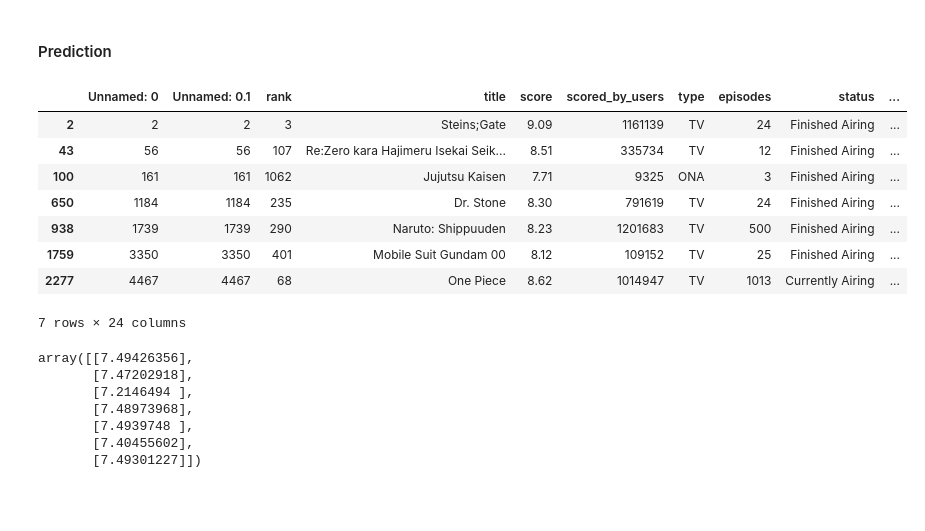
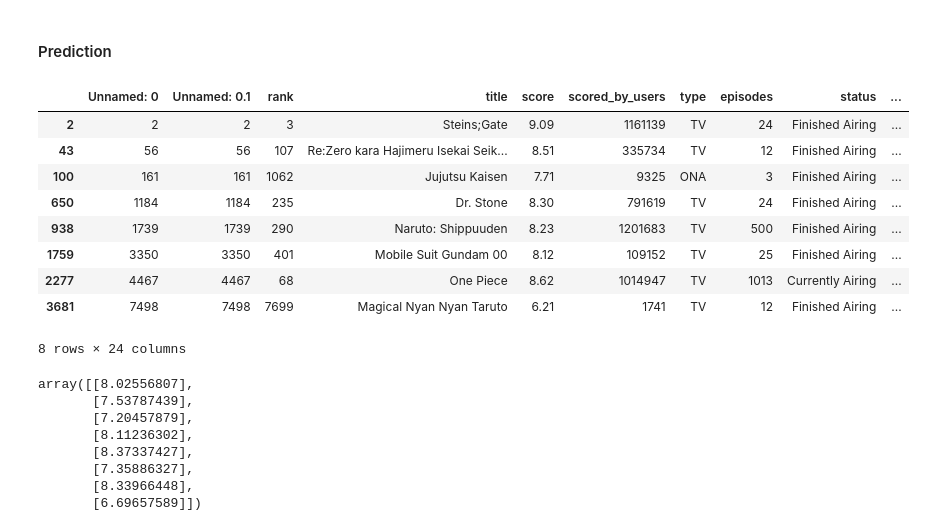
Before and after one commit to SohWeeKiat/DSAI_SC1015_Assignment, a Jupyter notebook: MachineLearning/linear_regression.ipynb, the cells around one changed output. Saved outputs shown, nothing was run; the diff lists cells and outputs as text; code cells hidden in the pictures; blank space fills up the shorter version.

Commit message:
Added linreg with some categorical data

```diff
--- a/MachineLearning/linear_regression.ipynb
+++ b/MachineLearning/linear_regression.ipynb
@@ -22,4 +25,6 @@ anime_data = pd.read_csv('../anime_cleaned.csv')
 anime_data['episodes'].replace('', np.nan, inplace=True)
 anime_data.dropna(subset=['episodes'], inplace=True)
 anime_data['episodes'] = anime_data['episodes'].astype('int64')
+anime_data['main genre'].replace('Supernatural', np.nan, inplace=True)
+anime_data.dropna(subset=['main genre'], inplace=True)
 linreg = LinearRegression()
@@ -88,34 +146,36 @@ KeyError: "['scored_by_user'] not in index"
 # %%
 # Extract Pokemons for Prediction
 anime_pred = anime_data[anime_data["title"].isin(["Steins;Gate", "Dr. Stone", "One Piece", "Mobile Suit Gundam 00",
-                                                 "Naruto: Shippuuden", "Jujutsu Kaisen", "Re:Zero kara Hajimeru Isekai Seikatsu 2nd Season Part 2"])]
+                                                 "Naruto: Shippuuden", "Jujutsu Kaisen", "Re:Zero kara Hajimeru Isekai Seikatsu 2nd Season Part 2", "Magical Nyan Nyan Taruto"])]
 anime_pred
 # %% [output]
 |  | Unnamed: 0 | Unnamed: 0.1 | rank | title | score | scored_by_users | type | episodes | status | ... |
 | 2 | 2 | 2 | 3 | Steins;Gate | 9.09 | 1161139 | TV | 24 | Finished Airing | ... |
 | 43 | 56 | 56 | 107 | Re:Zero kara Hajimeru Isekai Seik... | 8.51 | 335734 | TV | 12 | Finished Airing | ... |
 | 100 | 161 | 161 | 1062 | Jujutsu Kaisen | 7.71 | 9325 | ONA | 3 | Finished Airing | ... |
 | 650 | 1184 | 1184 | 235 | Dr. Stone | 8.30 | 791619 | TV | 24 | Finished Airing | ... |
 | 938 | 1739 | 1739 | 290 | Naruto: Shippuuden | 8.23 | 1201683 | TV | 500 | Finished Airing | ... |
 | 1759 | 3350 | 3350 | 401 | Mobile Suit Gundam 00 | 8.12 | 109152 | TV | 25 | Finished Airing | ... |
 | 2277 | 4467 | 4467 | 68 | One Piece | 8.62 | 1014947 | TV | 1013 | Currently Airing | ... |
+| 3681 | 7498 | 7498 | 7699 | Magical Nyan Nyan Taruto | 6.21 | 1741 | TV | 12 | Finished Airing | ... |
-7 rows × 24 columns
+8 rows × 24 columns
 # %%
 # Extract Predictors for Prediction
-X_pred = pd.DataFrame(anime_pred[['popularity', 'duration', 'scored_by_user']])
+X_pred = pd.DataFrame(anime_pred[['popularity', 'duration', 'scored_by_users', 'broadcast', 'source', 'demographic', 'main genre', 'premiered']])
 
 # linreg = LinearRegression()
 # Predict Response corresponding to Predictors
-y_pred = linreg.predict(X_pred)
+y_pred = lm_pipeline.predict(X_pred)
 y_pred
 # %% [output]
-array([[7.49426356],
-       [7.47202918],
-       [7.2146494 ],
-       [7.48973968],
-       [7.4939748 ],
-       [7.40455602],
-       [7.49301227]])
+array([[8.02556807],
+       [7.53787439],
+       [7.20457879],
+       [8.11236302],
+       [8.37337427],
+       [7.35886327],
+       [8.33966448],
+       [6.69657589]])
 # %%
 # Summarize the Actuals, Predictions and Errors
 y_pred = pd.DataFrame(y_pred, columns = ["PredScore"], index = anime_pred.index)
```
Also changed, not shown: parts of 6 cells of this notebook, 3 other files.
